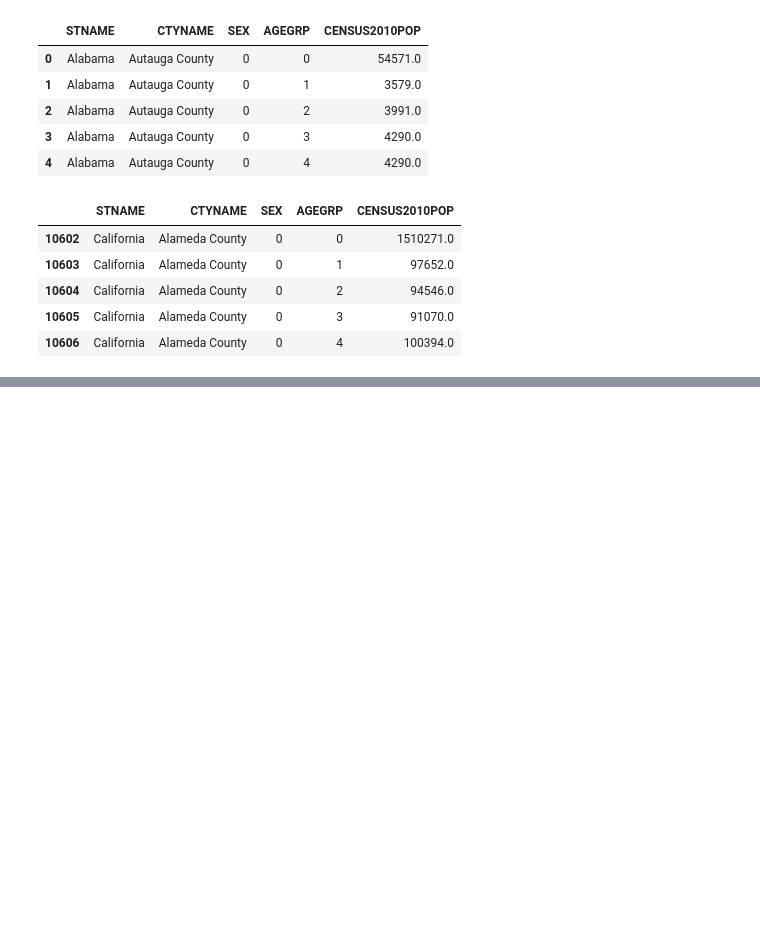
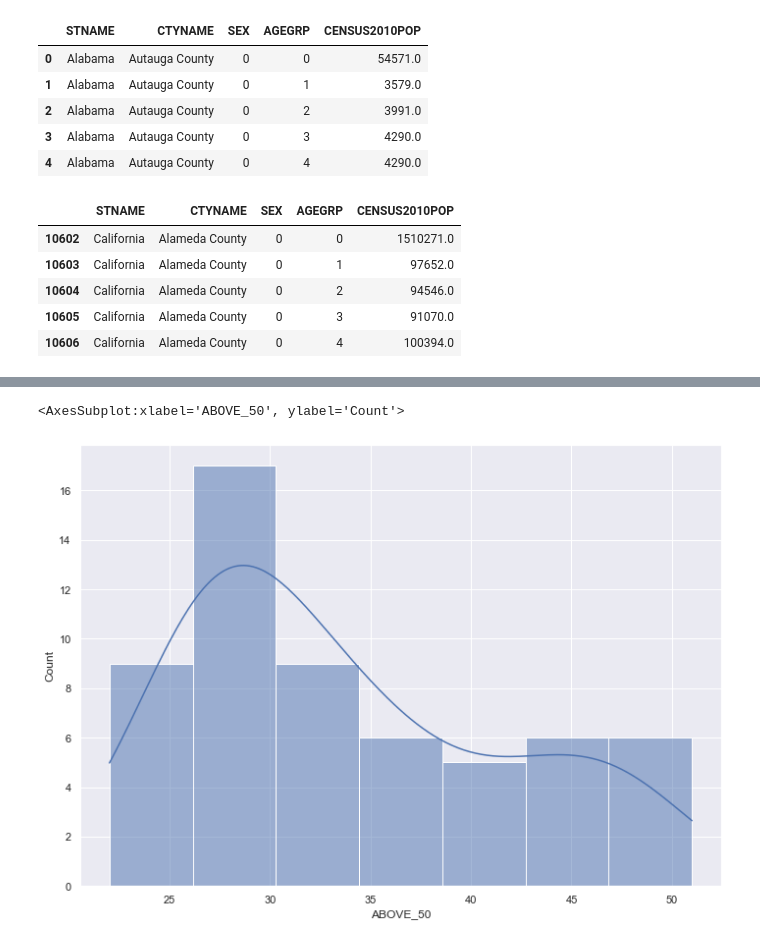
Before and after one commit to jordan-barrett-jm/violent-crime-demographics, a Jupyter notebook: demographics-violent-crime.ipynb, the cells around one changed output, grey strips where cells are left out. Saved outputs shown, nothing was run; the diff lists cells and outputs as text; code cells hidden in the pictures; blank space fills up the shorter version.

```diff
--- a/demographics-violent-crime.ipynb
+++ b/demographics-violent-crime.ipynb
@@ -135,5 +150,4 @@ for index,row in age_only.iterrows():
     #find total pop
     total_pop = age_sex[(age_sex.CTYNAME == row['CTYNAME']) & (age_sex.SEX == 0) & (age_sex.AGEGRP==0)]['CENSUS2010POP'].max()
     age_only.at[index, 'TOTAL_POP'] = total_pop
-    #print (row['TOTAL_POP'])
-age_only['POP_PROPORTION %'] = (age_only['CENSUS2010POP'] / age_only['TOTAL_POP'] * 100)
+age_only['POP_PROPORTION'] = (age_only['CENSUS2010POP'] / age_only['TOTAL_POP'] * 100)
@@ -182,0 +188,11 @@ age_only.head()
+# %%
+older_population = age_only[['NEW_CTY_NAME', 'TOTAL_POP']]
+older_population.rename({'NEW_CTY_NAME': 'CTYNAME'}, axis=1, inplace=True)
+older_population.drop_duplicates(subset=['CTYNAME'], inplace=True)
+older_population['ABOVE_50'] = 0
+# %%
+for index, row in older_population.iterrows():
+    county = row['CTYNAME']
+    older_proportions = age_only[(age_only.NEW_CTY_NAME == county) & (age_only.AGEGRP >= 11)]['POP_PROPORTION']
+    sum_proportions = older_proportions.sum()
+    older_population.at[index, 'ABOVE_50'] = sum_proportions
@@ -182,0 +220,5 @@ age_only.head()
+# %%
+sns.histplot(older_population['ABOVE_50'], kde=True)
+# %% [output]
+<AxesSubplot:xlabel='ABOVE_50', ylabel='Count'>
+[figure, added]
```
Also changed, not shown: parts of 24 cells of this notebook.
